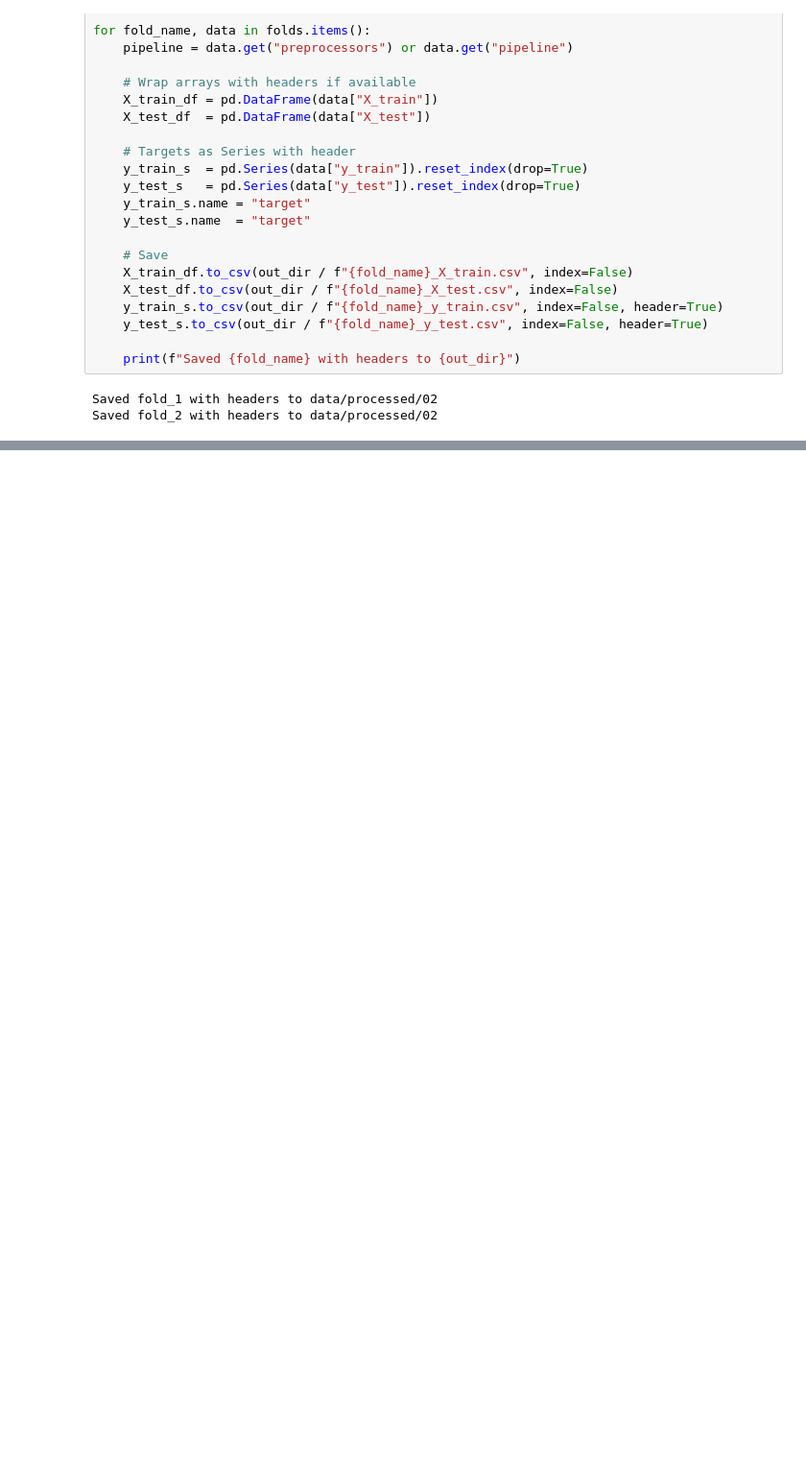
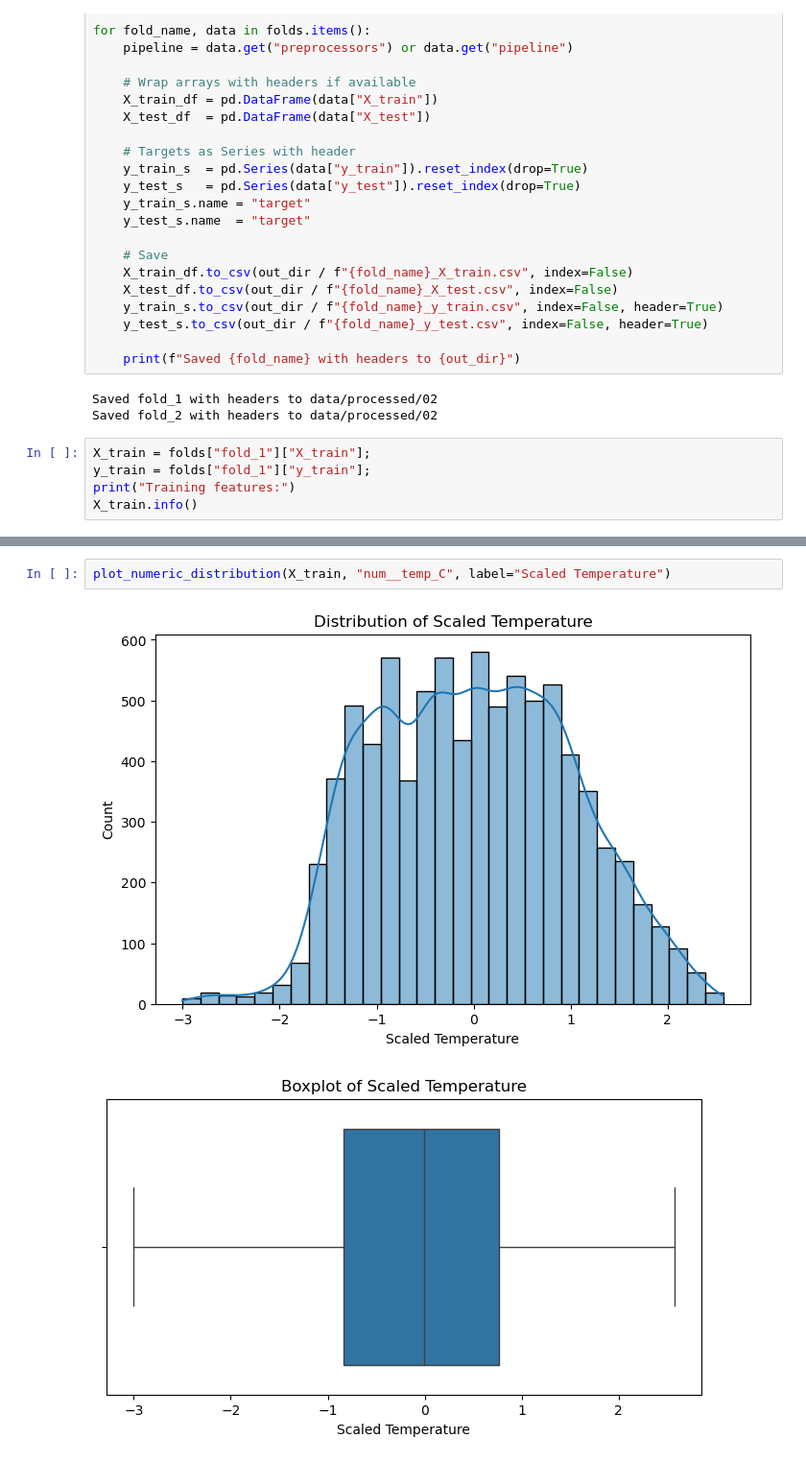
Before and after one commit to FedorSulaev/air-quality-predictor, a Jupyter notebook: notebooks/02_identifying_feature_types.ipynb, the cells around one changed output, grey strips where cells are left out. Shown: that part at 96% size. Saved outputs shown, nothing was run; the diff lists cells and outputs as text; blank space fills up the shorter version.

```diff
--- a/notebooks/02_identifying_feature_types.ipynb
+++ b/notebooks/02_identifying_feature_types.ipynb
@@ -322,3 +468,8 @@ for fold_name, data in folds.items():
 # %% [output]
 Saved fold_1 with headers to data/processed/02
 Saved fold_2 with headers to data/processed/02
+# %%
+X_train = folds["fold_1"]["X_train"];
+y_train = folds["fold_1"]["y_train"];
+print("Training features:")
+X_train.info()
@@ -324,0 +519,5 @@ Saved fold_2 with headers to data/processed/02
+# %%
+plot_numeric_distribution(X_train, "num__temp_C", label="Scaled Temperature")
+# %% [output]
+[figure, added]
+[figure, added]
```
Also changed, not shown: parts of 10 cells of this notebook, 9 other files.
